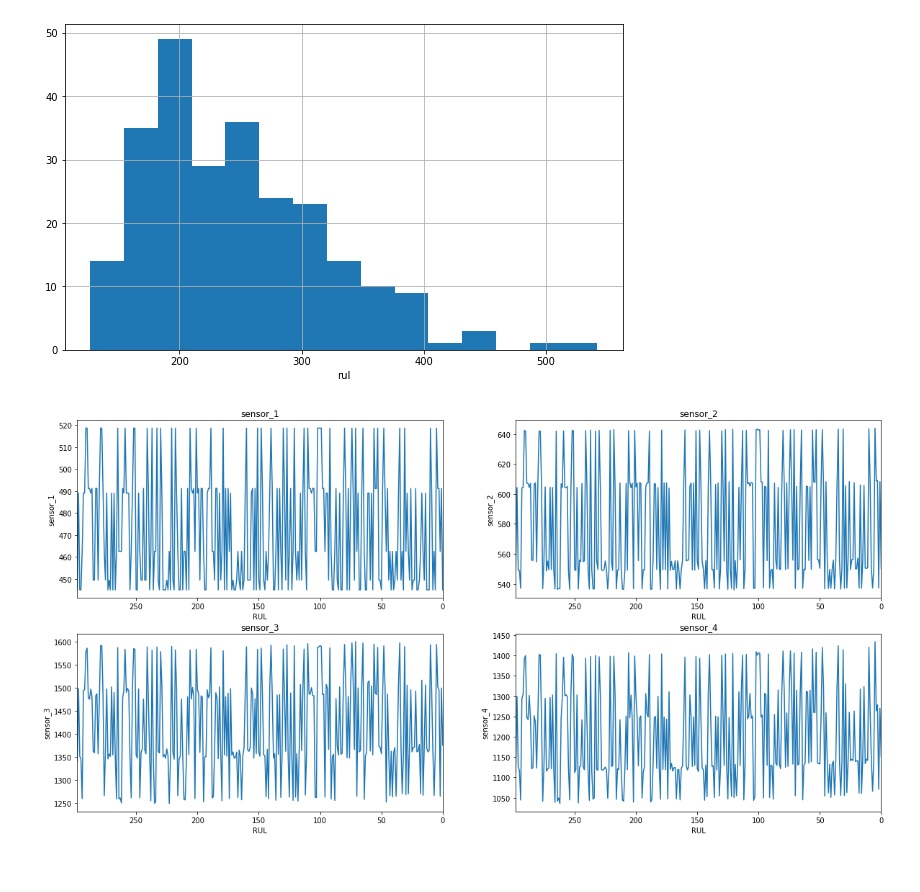
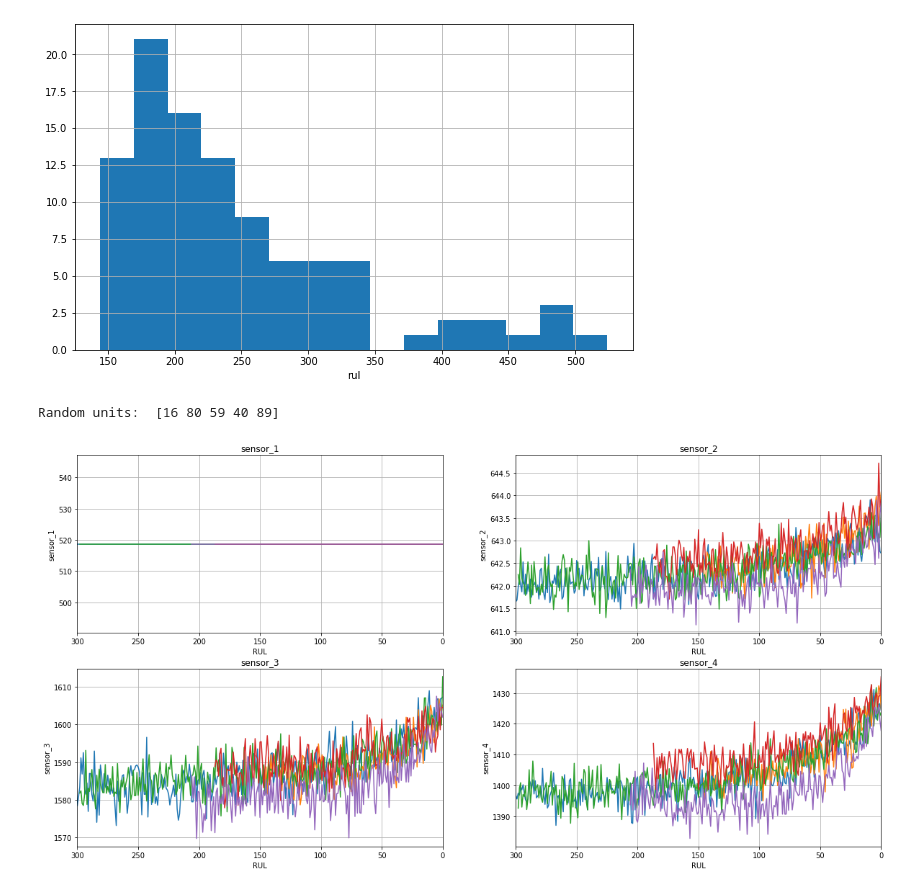
Before and after one commit to TomislavZupanovic/AWSBlackBelt-Capstone, a Jupyter notebook: EDA_notebooks/initial_phase.ipynb, the cells around one changed output. Saved outputs shown, nothing was run; the diff lists cells and outputs as text; code cells hidden in the pictures.

```diff
--- a/EDA_notebooks/initial_phase.ipynb
+++ b/EDA_notebooks/initial_phase.ipynb
@@ -38,6 +38,13 @@ def create_target(raw_data: pd.DataFrame) -> pd.DataFrame:
     data.drop('max_cycle', axis=1, inplace=True)
     return data
 
+def round_conditions(data: pd.DataFrame) -> pd.DataFrame:
+    """ Rounds the values of condition columns (altitude, mach, tra) """
+    data['altitude'] = data['altitude'].round()
+    data['mach'] = data['mach'].round(2)
+    data['tra'] = data['tra'].round()
+    return data
+
 def plot_histogram(data: pd.DataFrame, column: str, unit: str = None) -> None:
     """ Plots the histogram for specified column grouped by unit """
     if column == 'rul':
@@ -60,7 +67,6 @@ def plot_sensors(input_data: pd.DataFrame, sensor_names: list, unit: str = None)
     else:
         max_unit = data['unit'].max()
         random_units = np.random.randint(1, max_unit, size=5)
-        #data = data[data['unit'].isin(random_units.tolist())]
         print('Random units: ', random_units)
     for i in range(2):
         for j in range(2):
@@ -68,14 +74,19 @@ def plot_sensors(input_data: pd.DataFrame, sensor_names: list, unit: str = None)
             if i == 1:
                 k = 1
             sensor_name = sensor_names[j+i+k]
-            for unit_number in random_units.tolist():
-                axs[i,j].plot('rul', sensor_name, data=data[data['unit'] == unit_number])
-            axs[i,j].set_xlim(data['rul'].max(), 0)
+            if unit is None:
+                for unit_number in random_units.tolist():
+                    axs[i,j].plot('rul', sensor_name, data=data[data['unit'] == unit_number])
+            else:
+                axs[i,j].plot('rul', sensor_name, data=data)
+            axs[i,j].set_xlim(300, 0)
             axs[i,j].set_ylabel(sensor_name)
             axs[i,j].set_xlabel('RUL')
             axs[i,j].set_title(sensor_name)
+            axs[i,j].grid(True)
     plt.show()
 # %%
-raw_data = load_raw_data('train_FD004.txt')
+raw_data = load_raw_data('train_FD003.txt')
 data = create_target(raw_data)
+data = round_conditions(data)
 # %%
@@ -83,10 +112,10 @@ data = create_target(raw_data)
 # %%
 plot_histogram(data, 'rul')
 # %% [output]
-[figure, old version]
+[figure, new version]
 # %%
-selected_unit = 2
 sensors = ['sensor_1', 'sensor_2', 'sensor_3', 'sensor_4']
-plot_sensors(data, sensors, unit=selected_unit)
+plot_sensors(data, sensors)
 # %% [output]
+Random units:  [16 80 59 40 89]
-[figure, old version]
+[figure, new version]
```
Also changed, not shown: parts of 4 cells of this notebook.
